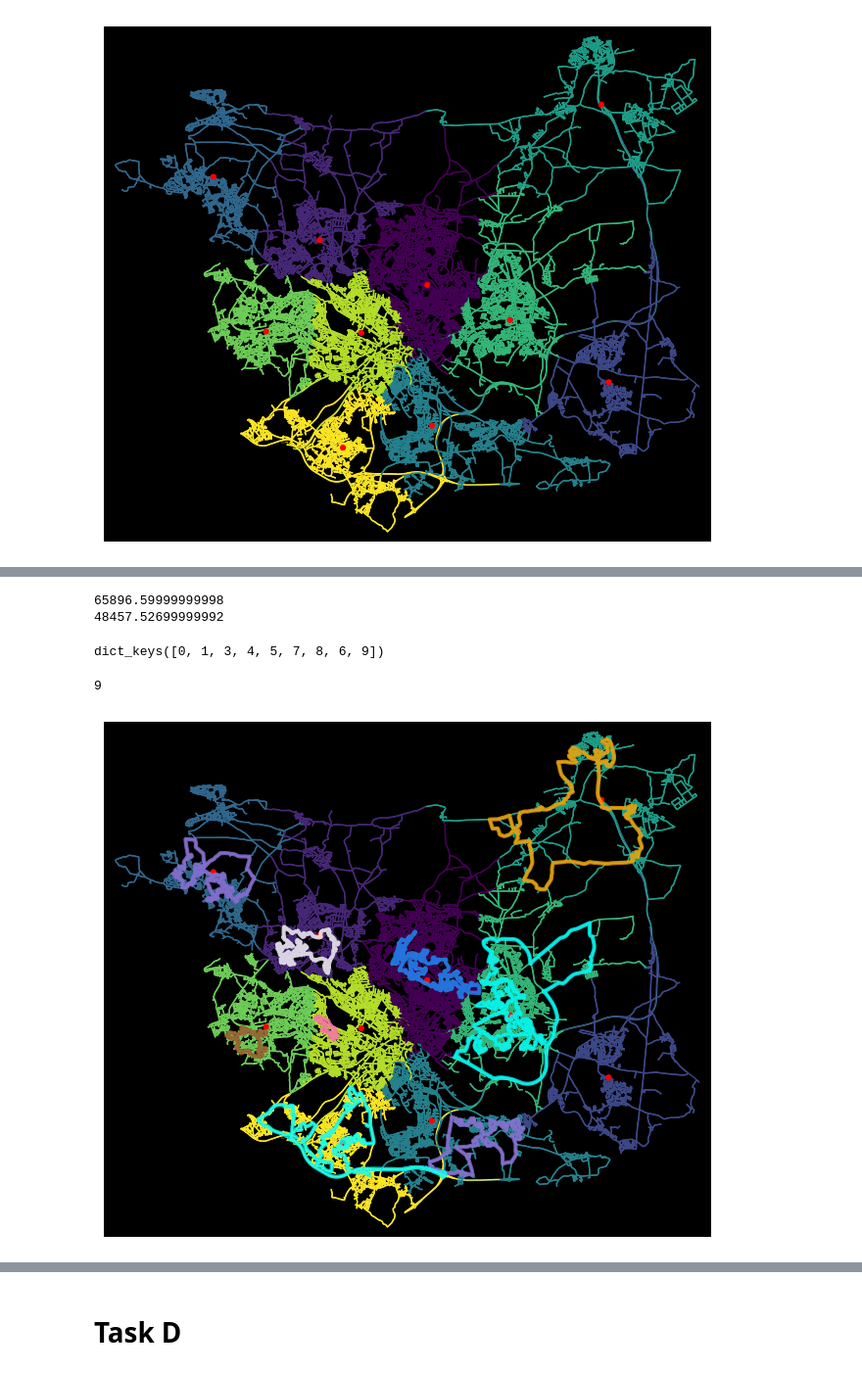
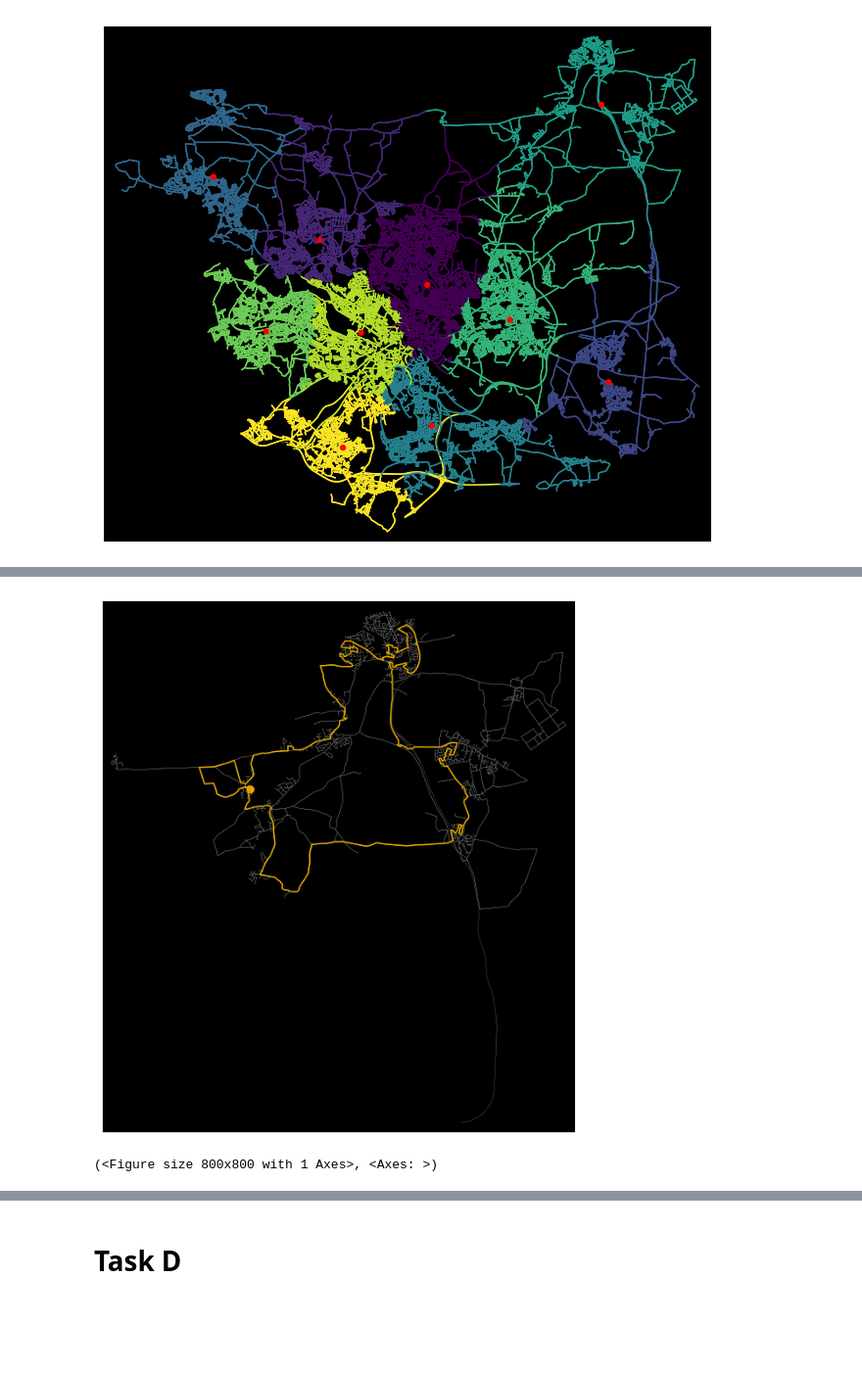
Before and after one commit to congrendai/NDA_CW2, a Jupyter notebook: NDA_CW2.ipynb, the cells around one changed output, grey strips where cells are left out. Shown at 98% size. Drawn from its saved outputs; the diff is of its cells as text; code cells hidden in the pictures; blank space fills up the shorter version.

```diff
--- a/NDA_CW2.ipynb
+++ b/NDA_CW2.ipynb
@@ -662,0 +731,4 @@ dict_keys([0, 1, 3, 4, 5, 7, 8, 6, 9])
+# %%
+for line, cell_graph in zip(lines.values(), cell_graphs):
+    fig, ax = ox.plot_graph(cell_graph, node_size=0, bgcolor ='k', show=False, edge_linewidth=0.2)
+    ox.plot_graph_routes(cell_graph, line[0], route_colors=['b','r'], route_linewidths=1, node_size=0, bgcolor='k', route_alpha=1, ax=ax)
@@ -663,42 +778,27 @@ dict_keys([0, 1, 3, 4, 5, 7, 8, 6, 9])
 # %%
-def find_more_than_42_route(cell_graph):
+def find_42(cell_graph):
     cycles = nx.simple_cycles(cell_graph)
-    route = {}
+    route = ()
+    start_time = time.time()
     for cycle in cycles:
         cycle.append(cycle[0])
         length = 0
         for i in range(len(cycle)-1):
             length += cell_graph.get_edge_data(cycle[i], cycle[i+1])[0]["length"]
 
-        if length > 42000:
-            route['cycle'] = cycle
-            route['length'] = length
-            route['color'] = 'cyan'
-            route['km'] = '>42'
+        # if length >= 41500 and length <= 42500:
+        if length >= 41500 and length <= 42000:
+            return (cycle, length, "orange")
 
+        if time.time() - start_time > 40:
             print(length)
             return route
-# %%
-route_6 = find_more_than_42_route(cell_graphs[6])
-route_9 = find_more_than_42_route(cell_graphs[9])
-routes.update({6: route_6, 9: route_9})
-# %% [output]
-65896.59999999998
-48457.52699999992
-# %%
-routes.keys()
-# %% [output]
-dict_keys([0, 1, 3, 4, 5, 7, 8, 6, 9])
-# %%
-all_routes = [value['cycle'] for value in routes.values()]
-all_route_colors = [value['color'] for value in routes.values()]
-
-len(all_routes)
-# %% [output]
-9
+# %%
+different_42 = find_42(cell_graphs[5])
+original_42 = routes[5][0]
 # %%
-fig, ax = ox.plot_graph(leeds_graph, edge_color=edge_colors, node_color=node_colors, node_size=20, bgcolor ='k', show=False)
-ox.plot_graph_routes(leeds_graph, all_routes, route_colors=all_route_colors, route_linewidths=3, orig_dest_size=0, route_alpha=0.8, ax=ax)
-plt.show()
+fig, ax = ox.plot_graph(cell_graphs[5], node_size=0, bgcolor ='k', show=False, edge_linewidth=0.2)
+ox.plot_graph_routes(cell_graphs[5], [different_42[0], original_42], route_colors=['g','orange'], route_linewidths=1, node_size=0, bgcolor='k', route_alpha=1, ax=ax, orig_dest_size=40)
 # %% [output]
-[figure, old version]
+[figure, new version]
+(<Figure size 800x800 with 1 Axes>, <Axes: >)
```
Also changed, not shown: parts of 27 cells of this notebook, 7 other files.
